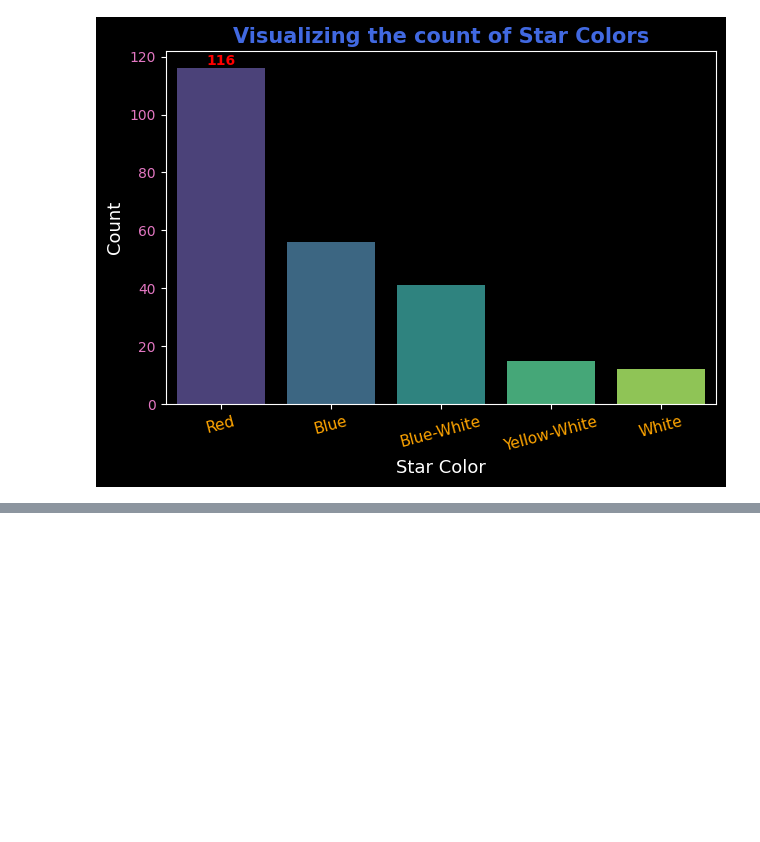
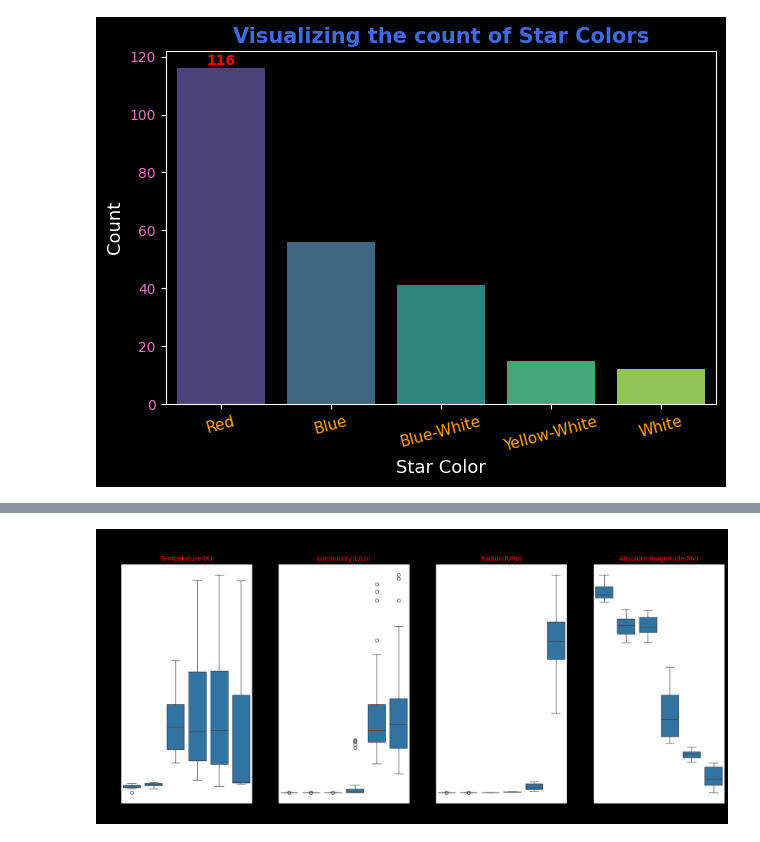
Before and after one commit to Fabricio-colombo/Astronomical_Data, a Jupyter notebook: Astronomical/Astronomical.ipynb, the cells around one changed output, grey strips where cells are left out. Saved outputs shown, nothing was run; the diff lists cells and outputs as text; code cells hidden in the pictures; blank space fills up the shorter version.

Commit message:
astro

```diff
--- a/Astronomical/Astronomical.ipynb
+++ b/Astronomical/Astronomical.ipynb
@@ -59,7 +63,7 @@ Este é o raio médio do Sol. É uma medida média porque o Sol não é uma esfe
 # %%
 folder_name = 'star_plots'
 os.makedirs(folder_name, exist_ok=True)
-base_dir = f'E:/DESKTOP_2/Astronomical_Data/Astronomical/{folder_name}'
+base_dir = f'E:/DESKTOP_2/Astronomical_Data/Astronomical/{folder_name}/'
 # %%
 df_star['Star type'].value_counts().plot(kind='bar')
 plt.show()
@@ -99,0 +106,15 @@ plt.show()
+# %%
+plt.figure(figsize=(20,8))
+plt.style.use('default')
+plt.suptitle('Visualizing the outliers in Numeric features of Star Type',
+             color='black', weight='bold', fontsize=15)
+
+for i in range(4):
+  plt.subplot(1, 4, i+1)
+  sns.boxplot(x=df_star['Star type'], y=df_star.iloc[:, i])
+  plt.title(df_star.columns[i], color='red')
+  plt.ylabel('')
+
+plt.savefig(base_dir+'boxplot_star_type.png')
+# %% [output]
+[figure, added]
```
Also changed, not shown: parts of 11 cells of this notebook, 7 other files.
